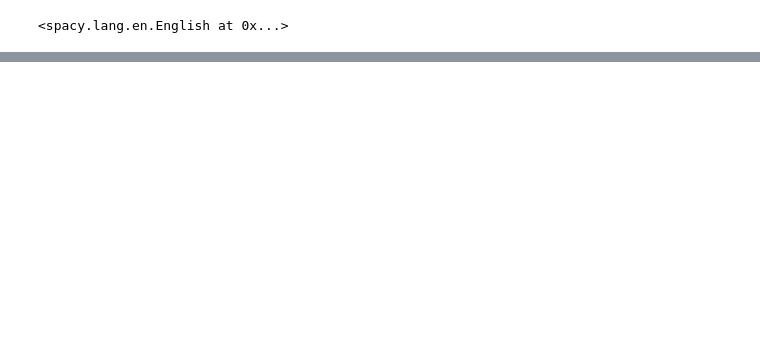
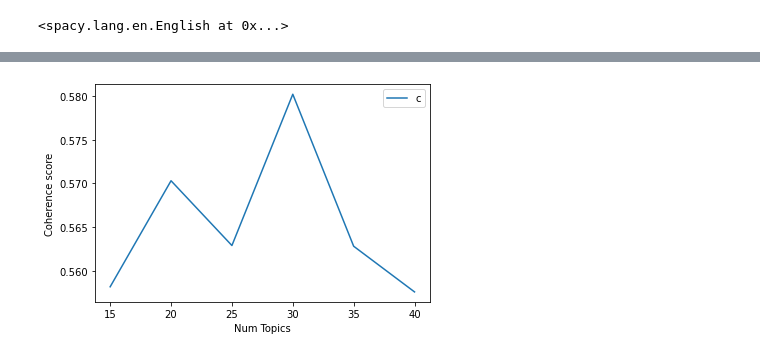
Before and after one commit to monjurmorshed793/cross-platform-so-data, a Jupyter notebook: topic-modeling-v2.ipynb, the cells around one changed output, grey strips where cells are left out. Drawn from its saved outputs; the diff is of its cells as text; code cells hidden in the pictures; blank space fills up the shorter version.

```diff
--- a/topic-modeling-v2.ipynb
+++ b/topic-modeling-v2.ipynb
@@ -218,9 +333,9 @@ corpus = [id2word.doc2bow(text) for text in texts]
 import os
 from gensim.models.wrappers import LdaMallet
 
-os.environ['MALLET_HOME'] = 'E:\\so-data\\mallet-2.0.8\\mallet-2.0.8'
+os.environ['MALLET_HOME'] = 'D:\\so-data\\mallet-2.0.8\\mallet-2.0.8'
 
-mallet_path = 'E:\\so-data\\mallet-2.0.8\\mallet-2.0.8\\bin\\mallet'
+mallet_path = 'D:\\so-data\\mallet-2.0.8\\mallet-2.0.8\\bin\\mallet'
 # %%
 # lda_mallet = gensim.models.wrappers.LdaMallet(mallet_path, corpus=corpus, num_topics=30, id2word=id2word, optimize_interval=10, iterations=1500)
 # %%
@@ -260,12 +382,14 @@ def compute_coherence_values(dictionary, corpus, texts, limit, start=15, step=5)
 # %%
-# #Show graph
-# limit=45; start=15; step=5;
-# x = range(start, limit, step)
-# plt.plot(x, coherence_values)
-# plt.xlabel("Num Topics")
-# plt.ylabel("Coherence score")
-# plt.legend(("coherence_values"), loc='best')
-# plt.show()
+#Show graph
+limit=45; start=15; step=5;
+x = range(start, limit, step)
+plt.plot(x, coherence_values)
+plt.xlabel("Num Topics")
+plt.ylabel("Coherence score")
+plt.legend(("coherence_values"), loc='best')
+plt.show()
+# %% [output]
+[figure, added]
 # %%
 # print(coherence_values)
 # %%
```
Also changed, not shown: parts of 19 cells of this notebook, 5 other files.
